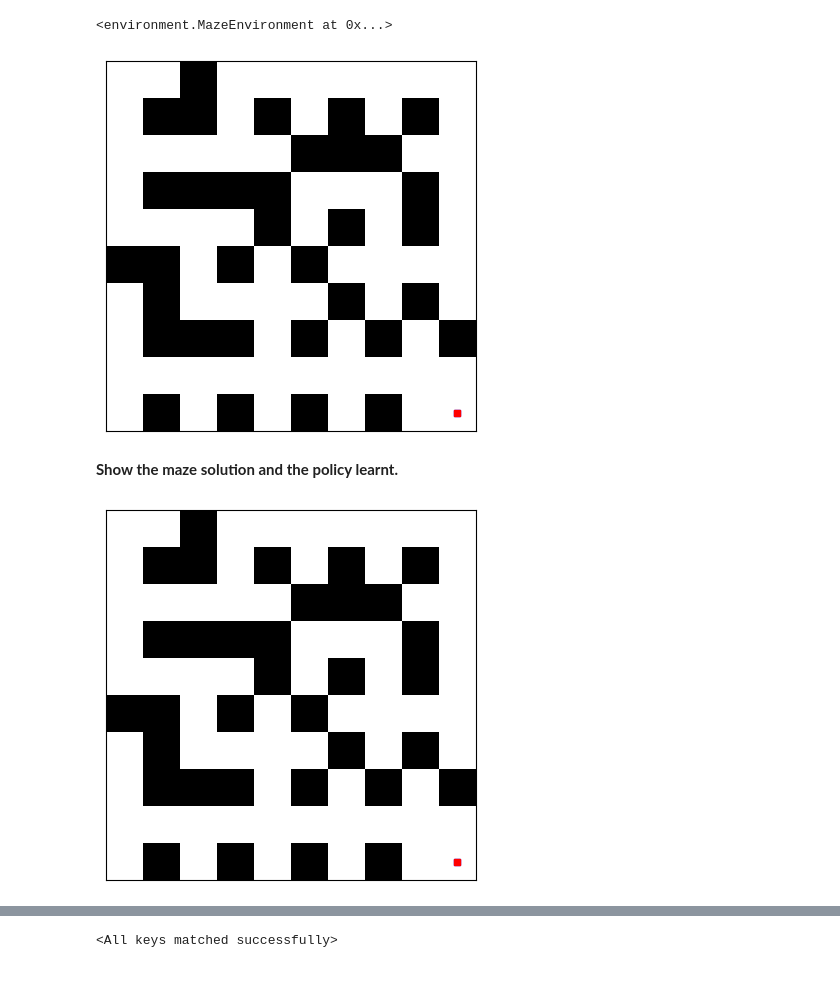
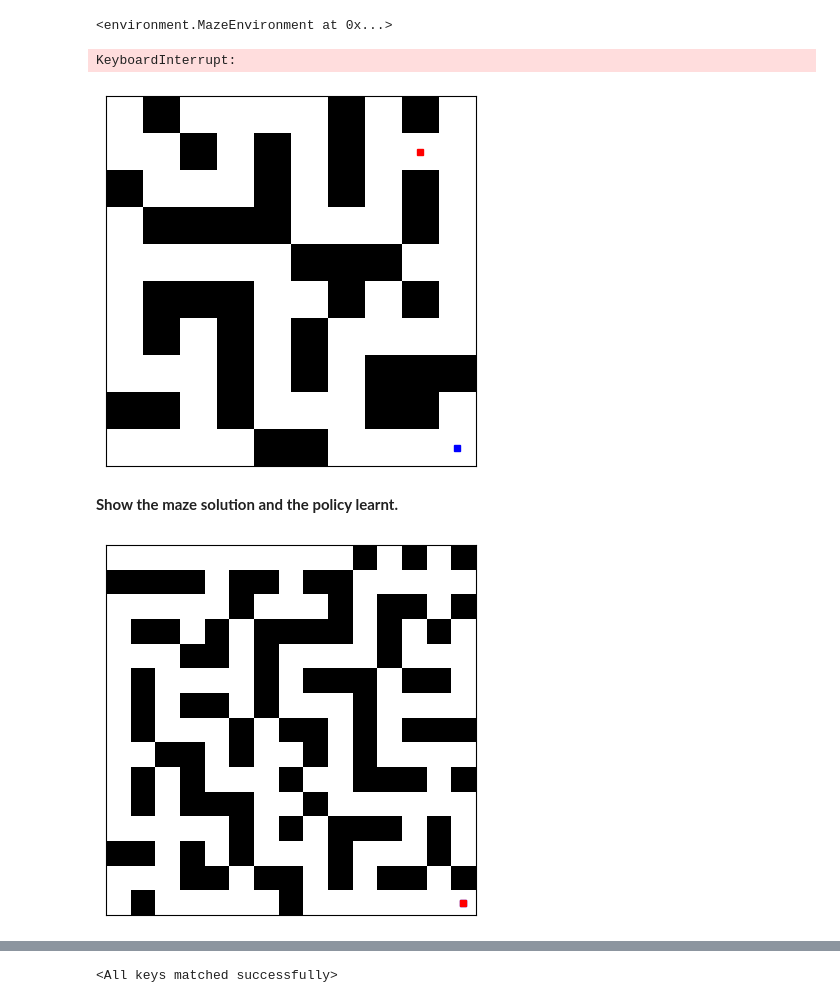
Before and after one commit to jayantiii/Q-learning-maze-251b, a Jupyter notebook: deep_qlearning_cnn.ipynb, the cells around one changed output, grey strips where cells are left out. Drawn from its saved outputs; the diff is of its cells as text; code cells hidden in the pictures.

```diff
--- a/deep_qlearning_cnn.ipynb
+++ b/deep_qlearning_cnn.ipynb
@@ -16,10 +16,10 @@ from maze_generator.maze_generator import generate_maze
 # %% [markdown]
 Generate the maze
 # %%
-x_dim = 10
-y_dim = 10
+x_dim = 15
+y_dim = 15
 # fc_nn, conv_nn, conv_nn_2, conv_nn_3
-model_type = 'conv_nn'
+model_type = 'conv_nn_3'
 generate_maze(x_dim, y_dim)
 # %% [output]
 Maze created and saved to 'maze_generator/maze'
@@ -315,7 +317,7 @@ conv_nn(
 # %%
 # Smaller cutoff leads to faster decay
 num_epochs = 2000
-cutoff = 300
+cutoff = 600
 
 min_cutoff = max(1, int(num_epochs/100))  # Minimum cutoff to avoid division by zero
 max_cutoff = num_epochs - 1  # Maximum cutoff to stay within array bounds
@@ -483,18 +489,19 @@ agent.env
 # %% [output]
 <environment.MazeEnvironment at 0x...>
 # %%
-num_simulations = 10
+num_simulations = 30
 for i in range(num_simulations):
     net.eval()
     agent.isgameon = True
     agent.use_softmax = False
     _ = agent.env.reset(0)
     while agent.isgameon:
         agent.make_a_move(net, 0)
         agent.env.draw('')
         clear_output(wait = True)
 # %% [output]
+KeyboardInterrupt:
-[figure, old version]
+[figure, new version]
 # %% [markdown]
 **Show the maze solution and the policy learnt.**
 # %%
@@ -509,7 +516,7 @@ for i in range(num_simulations):
         agent.env.draw('')
         clear_output(wait = True)
 # %% [output]
-[figure, old version]
+[figure, new version]
 # %%
 agent.plot_policy_map(net, 'solution.pdf', [0.35,-0.3])
 # %% [output]
```
Also changed, not shown: parts of 8 cells of this notebook.
